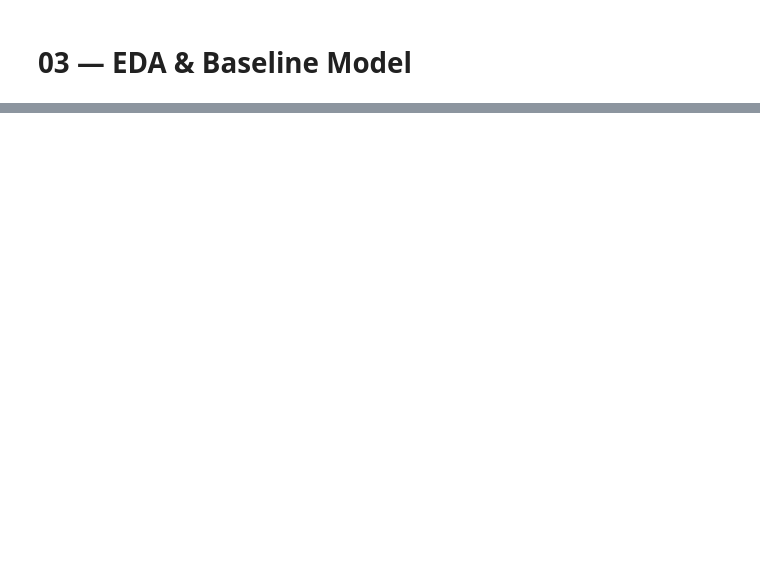
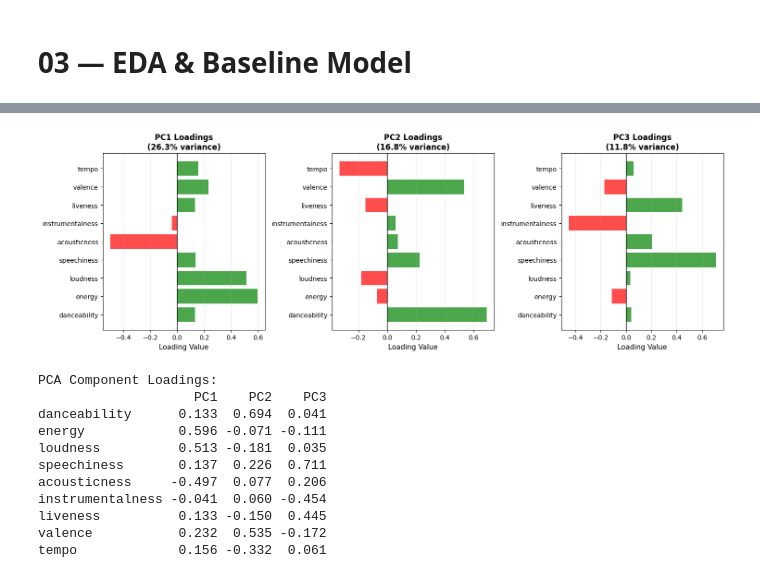
Before and after one commit to Wyzard1004/spotify-hit-predictor, a Jupyter notebook: notebooks/03_EDA_and_Baseline.ipynb, the cells around one changed output, grey strips where cells are left out. Saved outputs shown, nothing was run; the diff lists cells and outputs as text; code cells hidden in the pictures; blank space fills up the shorter version.

```diff
--- a/notebooks/03_EDA_and_Baseline.ipynb
+++ b/notebooks/03_EDA_and_Baseline.ipynb
@@ -56,0 +181,37 @@ print(f"AUC: {auc:.3f} | F1: {f1:.3f}")
+# %%
+# Feature Importance: PCA Component Loadings
+loadings_df = pd.DataFrame(
+    pca.components_[:3].T,
+    columns=["PC1", "PC2", "PC3"],
+    index=FEATURE_COLS
+)
+
+fig, axes = plt.subplots(1, 3, figsize=(15, 5))
+
+for idx, pc in enumerate(["PC1", "PC2", "PC3"]):
+    colors = ["green" if x > 0 else "red" for x in loadings_df[pc]]
+    axes[idx].barh(loadings_df.index, loadings_df[pc], color=colors, alpha=0.7)
+    axes[idx].set_xlabel("Loading Value", fontsize=11)
+    axes[idx].set_title(f"{pc} Loadings\n({pca.explained_variance_ratio_[idx]:.1%} variance)",
+                        fontsize=12, fontweight="bold")
+    axes[idx].axvline(x=0, color="black", linewidth=1)
+    axes[idx].grid(True, alpha=0.3, axis="x")
+
+plt.tight_layout()
+plt.show()
+
+print("\nPCA Component Loadings:")
+print(loadings_df.round(3))
+# %% [output]
+[figure, added]
+PCA Component Loadings:
+                    PC1    PC2    PC3
+danceability      0.133  0.694  0.041
+energy            0.596 -0.071 -0.111
+loudness          0.513 -0.181  0.035
+speechiness       0.137  0.226  0.711
+acousticness     -0.497  0.077  0.206
+instrumentalness -0.041  0.060 -0.454
+liveness          0.133 -0.150  0.445
+valence           0.232  0.535 -0.172
+tempo             0.156 -0.332  0.061
```
Also changed, not shown: parts of 13 cells of this notebook, 1 other file.
